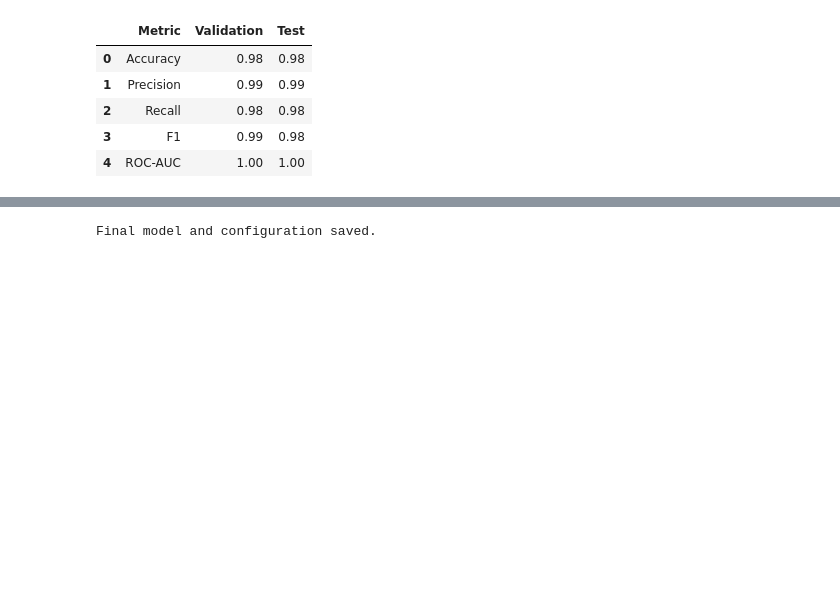
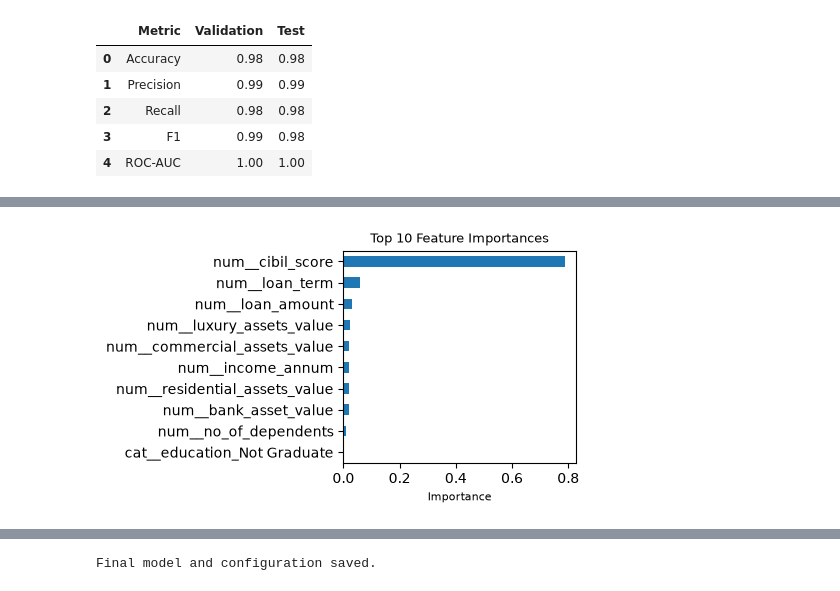
Before and after one commit to Benjamin-Ajagun/loan-approval-prediction, a Jupyter notebook: loan_approval_prediction.ipynb, the cells around one changed output, grey strips where cells are left out. Cells and saved outputs as stored; diff of their text form; code cells hidden in the pictures; blank space fills up the shorter version.

```diff
--- a/loan_approval_prediction.ipynb
+++ b/loan_approval_prediction.ipynb
@@ -1333,0 +1434,21 @@ Random Forest was selected as the final model because it achieved the highest va
+# %%
+best_estimator = best_model.best_estimator_
+
+model_step = best_estimator.named_steps["model"]
+feature_names = best_estimator.named_steps["preprocessor"].get_feature_names_out()
+
+feature_importance = pd.Series(
+    model_step.feature_importances_,
+    index=feature_names
+).sort_values(ascending=False).head(10)
+
+plt.figure(figsize=(5, 3))
+
+feature_importance.sort_values().plot(kind="barh")
+
+plt.title("Top 10 Feature Importances", fontsize=9)
+plt.xlabel("Importance", fontsize=8)
+plt.tight_layout()
+plt.show()
+# %% [output]
+[figure, added]
```
Also changed, not shown: parts of 57 cells of this notebook.
